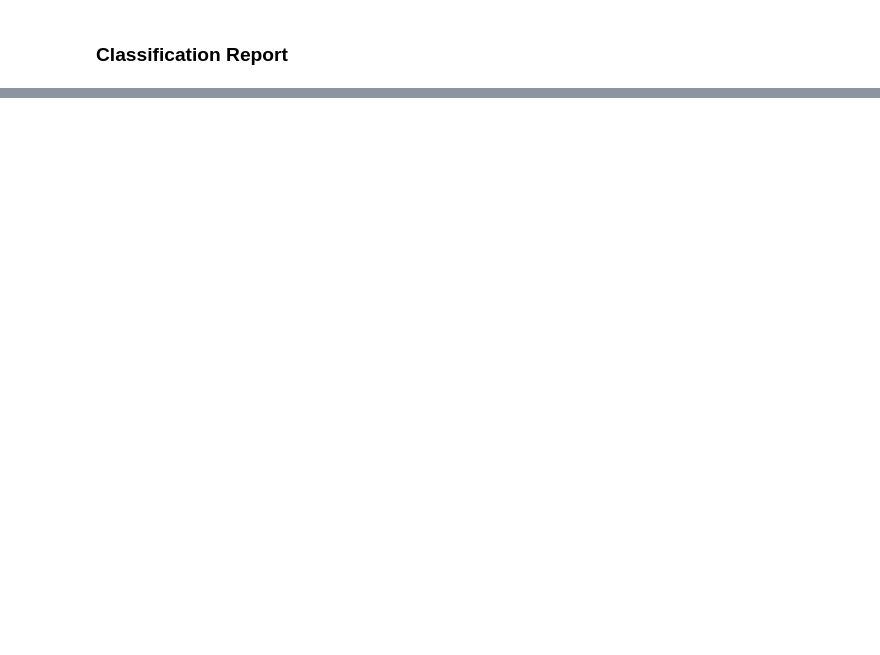
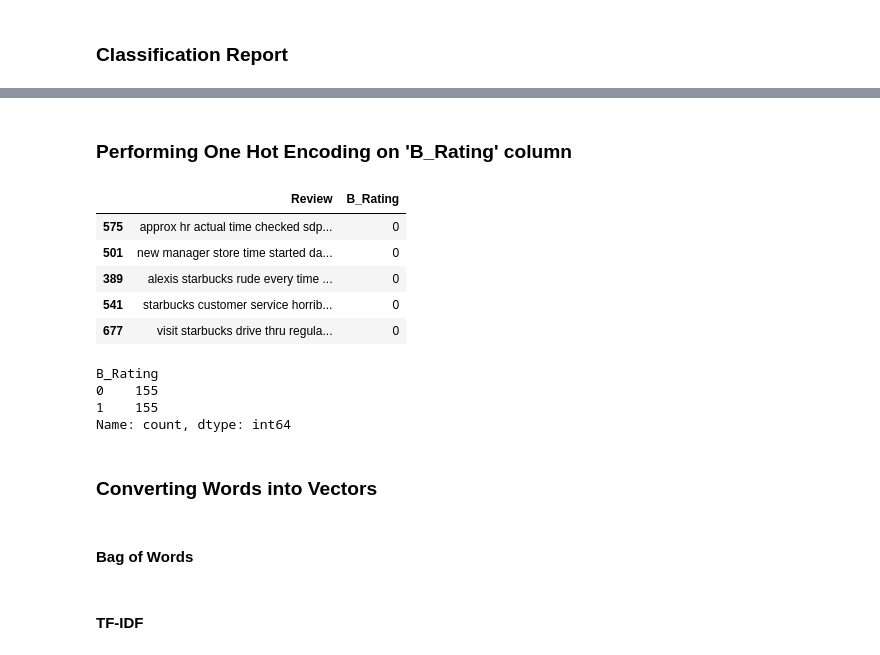
Before and after one commit to vikaschauhan734/starbucks_reviews_nlp_project, a Jupyter notebook: notebook.ipynb, the cells around one changed output, grey strips where cells are left out. Cells and saved outputs as stored; diff of their text form; code cells hidden in the pictures; blank space fills up the shorter version.

```diff
--- a/notebook.ipynb
+++ b/notebook.ipynb
@@ -285,0 +326,31 @@ weighted avg       0.04      0.18      0.07        38
+# %%
+rt_b = df[df['B_Rating'] == "Bad"]
+rt_g = df[df['B_Rating'] == "Good"]
+# %%
+balanced_df1 = pd.concat([rt_b.sample(155,random_state=10),rt_g],axis=0)
+# %%
+balanced_df1.drop('Rating',axis=1,inplace=True)
+# %% [markdown]
+### Performing One Hot Encoding on 'B_Rating' column
+# %%
+balanced_df1['B_Rating'] = balanced_df1['B_Rating'].map({"Bad":0,"Good":1})
+# %%
+balanced_df1.head()
+# %% [output]
+|  | Review | B_Rating |
+| 575 | approx hr actual time checked sdp... | 0 |
+| 501 | new manager store time started da... | 0 |
+| 389 | alexis starbucks rude every time ... | 0 |
+| 541 | starbucks customer service horrib... | 0 |
+| 677 | visit starbucks drive thru regula... | 0 |
+# %%
+balanced_df1['B_Rating'].value_counts()
+# %% [output]
+B_Rating
+0    155
+1    155
+Name: count, dtype: int64
+# %% [markdown]
+### Converting Words into Vectors
+# %% [markdown]
+#### Bag of Words
@@ -285,0 +360,2 @@ weighted avg       0.04      0.18      0.07        38
+# %% [markdown]
+#### TF-IDF
```
Also changed, not shown: parts of 53 cells of this notebook, 4 other files.
